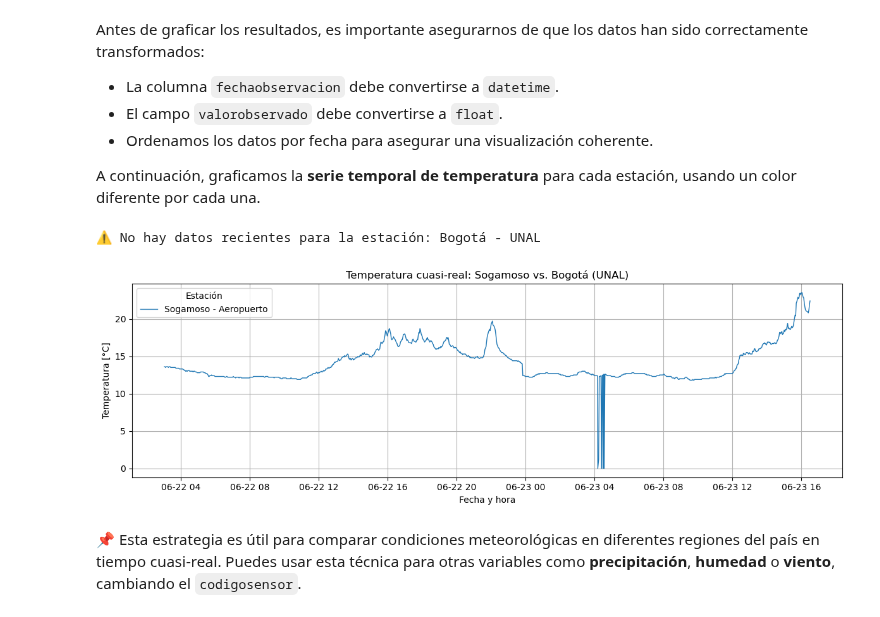
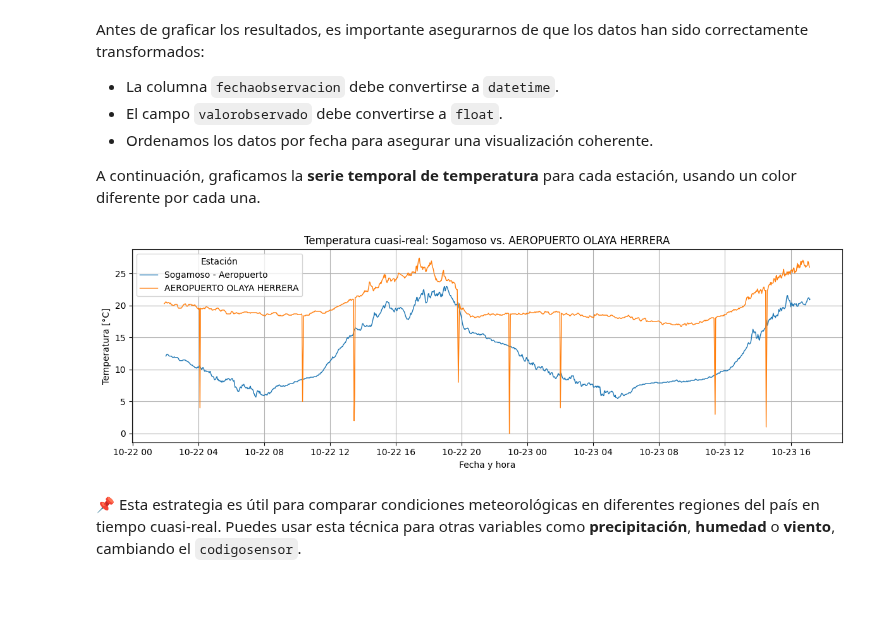
Before and after one commit to ProjectPythia/AtmosCol-2023, a Jupyter notebook: notebooks/2.acceso-datos/2.1.Estaciones.ipynb, the cells around one changed output. Cells and saved outputs as stored; diff of their text form; code cells hidden in the pictures.

```diff
--- a/notebooks/2.acceso-datos/2.1.Estaciones.ipynb
+++ b/notebooks/2.acceso-datos/2.1.Estaciones.ipynb
@@ -427,7 +520,7 @@ A continuación, consultamos datos recientes del sensor de temperatura (`codigos
 # Estaciones a consultar
 estaciones = {
     "0024035340": "Sogamoso - Aeropuerto",
-    "0021205012": "Bogotá - UNAL"
+    "0027015330": "AEROPUERTO OLAYA HERRERA"
 }
 sensor_temp = "0071"
 estaciones_str = ", ".join([f"'{e}'" for e in estaciones.keys()])
@@ -458,28 +551,27 @@ A continuación, graficamos la **serie temporal de temperatura** para cada estac
 # %%
 # Gráfico
 fig, ax = plt.subplots(figsize=(12, 4))
 
 for codigo, nombre in estaciones.items():
     df_plot = df_multi[df_multi["codigoestacion"] == codigo]
     if not df_plot.empty:
         ax.plot(
             df_plot["fechaobservacion"],
             df_plot["valorobservado"],
             label=nombre,
             lw=1
         )
     else:
         print(f"⚠️ No hay datos recientes para la estación: {nombre}")
 
-ax.set_title("Temperatura cuasi-real: Sogamoso vs. Bogotá (UNAL)")
+ax.set_title("Temperatura cuasi-real: Sogamoso vs. AEROPUERTO OLAYA HERRERA")
 ax.set_ylabel("Temperatura [°C]")
 ax.set_xlabel("Fecha y hora")
 ax.legend(title="Estación")
 ax.grid(True)
 plt.tight_layout()
 # %% [output]
-⚠️ No hay datos recientes para la estación: Bogotá - UNAL
-[figure, old version]
+[figure, new version]
 # %% [markdown]
 📌 Esta estrategia es útil para comparar condiciones meteorológicas en diferentes regiones del país en tiempo cuasi-real. Puedes usar esta técnica para otras variables como **precipitación**, **humedad** o **viento**, cambiando el `codigosensor`.
 # %% [markdown]
```
Also changed, not shown: parts of 20 cells of this notebook.
